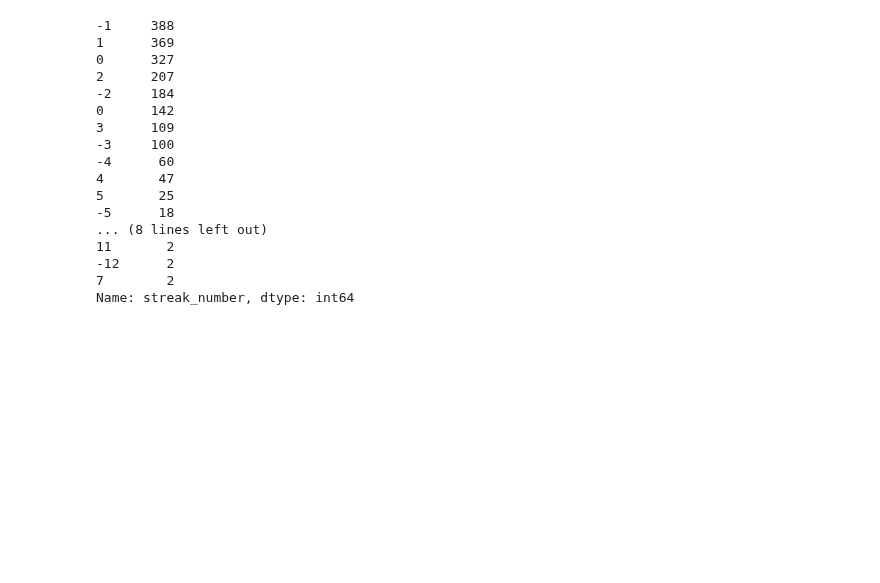
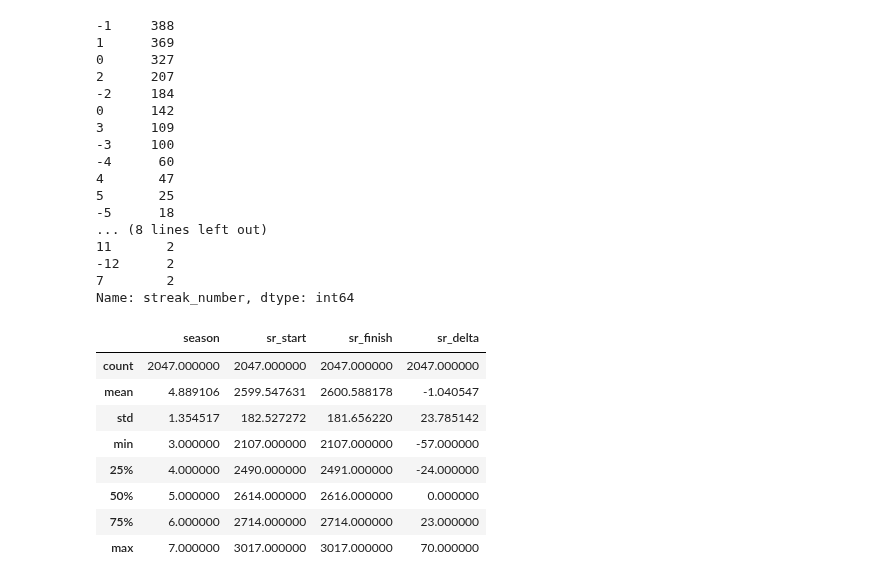
Before and after one commit to Jacobheyman702/Overwatch, a Jupyter notebook: Overwatch dataset.ipynb, the cells around one changed output. Saved outputs shown, nothing was run; the diff lists cells and outputs as text; code cells hidden in the pictures; blank space fills up the shorter version.

```diff
--- a/Overwatch dataset.ipynb
+++ b/Overwatch dataset.ipynb
@@ -919,3 +919,15 @@ df.streak_number.value_counts()
 Name: streak_number, dtype: int64
 # %%
 df.to_csv('clean_overwatch.csv', sep='\t')
+# %%
+df.describe()
+# %% [output]
+|  | season | sr_start | sr_finish | sr_delta |
+| count | 2047.000000 | 2047.000000 | 2047.000000 | 2047.000000 |
+| mean | 4.889106 | 2599.547631 | 2600.588178 | -1.040547 |
+| std | 1.354517 | 182.527272 | 181.656220 | 23.785142 |
+| min | 3.000000 | 2107.000000 | 2107.000000 | -57.000000 |
+| 25% | 4.000000 | 2490.000000 | 2491.000000 | -24.000000 |
+| 50% | 5.000000 | 2614.000000 | 2616.000000 | 0.000000 |
+| 75% | 6.000000 | 2714.000000 | 2714.000000 | 23.000000 |
+| max | 7.000000 | 3017.000000 | 3017.000000 | 70.000000 |
```
Also changed, not shown: parts of 1 cell of this notebook.
